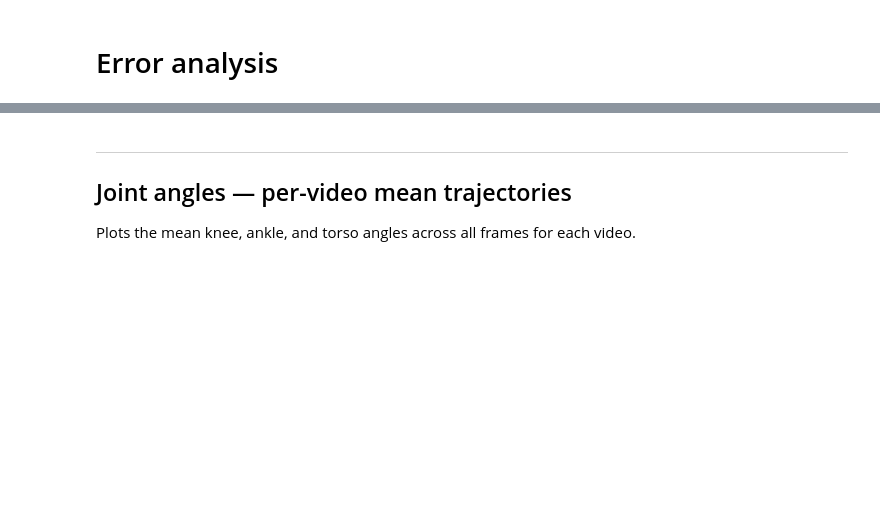
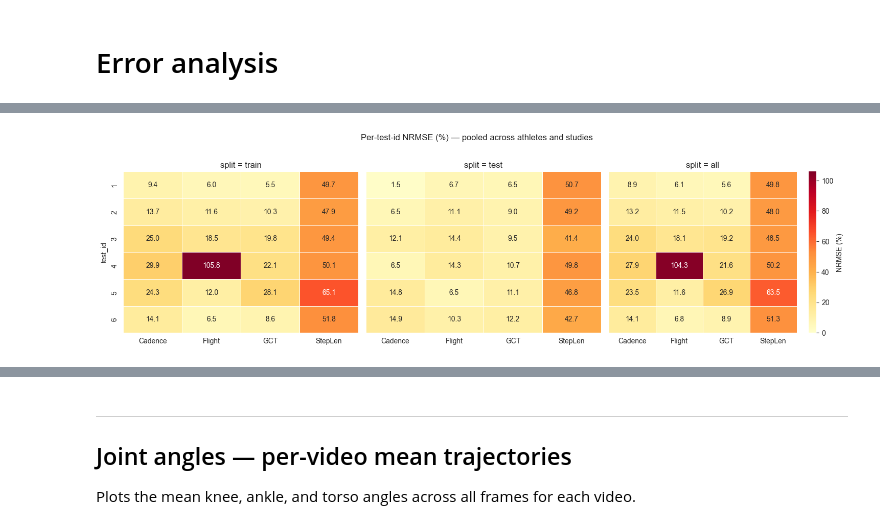
Before and after one commit to mlubneuskaya/running, a Jupyter notebook: notebooks/compare_biomechanics.ipynb, the cells around one changed output, grey strips where cells are left out. Drawn from its saved outputs; the diff is of its cells as text; code cells hidden in the pictures; blank space fills up the shorter version.

```diff
--- a/notebooks/compare_biomechanics.ipynb
+++ b/notebooks/compare_biomechanics.ipynb
@@ -206,9 +217,10 @@ Matched: 117 total  —  train: 106,  test: 11
 # Error analysis
 # %%
 METRICS = [
-    ("mean_gct_s",         "mean_gct_s_oj",      "GCT (s)",          "#4e79a7"),
-    ("mean_flight_s",      "mean_flight_s_oj",   "Flight time (s)",  "#59a14f"),
-    ("mean_step_length_m", "mean_step_len_m_oj", "Step length (m)",  "#f28e2b"),
+    ("mean_gct_s",         "mean_gct_s_oj",      "GCT (s)",         "#4e79a7"),
+    ("mean_flight_s",      "mean_flight_s_oj",   "Flight time (s)", "#59a14f"),
+    ("mean_step_length_m", "mean_step_len_m_oj", "Step length (m)", "#f28e2b"),
+    ("cadence_spm",        "cadence_spm_oj",     "Cadence (spm)",   "#e15759"),
 ]
 SPLITS = ["train", "test"]
 # %% [markdown]
@@ -284,0 +265,13 @@ for metric_label in ["GCT", "Flight", "StepLen"]:
+# %%
+TOP_N = 5
+for metric_label in ["GCT", "Flight", "StepLen"]:
+    print(f"\n── {metric_label}: {TOP_N} highest-error athletes ──")
+    sub = ath_err[ath_err["metric"] == metric_label]
+    for split in ['train']:
+        worst = (sub[sub["split"] == split]
+                 .nlargest(TOP_N, "NRMSE (%)")
+                 [["athlete", "n", "bias", "RMSE", "NRMSE (%)"]])
+        if worst.empty:
+            continue
+        print(f"  {split}:")
+        print(worst.round(4).to_string(index=False, col_space=18))
@@ -398,0 +302,80 @@ Per-test-id errors sorted by MAPE — split = all:
+# %%
+tid_rows = []
+for (test_id, split), g in merged.groupby(["test_id", "split"]):
+    for video_col, optojump_col, label in _metric_defs:
+        diff = g[video_col] - g[optojump_col]
+        rmse = np.sqrt((diff**2).mean())
+        tid_rows.append({
+            "test_id":   test_id,
+            "split":     split,
+            "metric":    label,
+            "n":         len(g),
+            "bias":      diff.mean(),
+            "RMSE":      rmse,
+            "NRMSE (%)": rmse / g[optojump_col].mean() * 100,
+        })
+
+for test_id, g in merged.groupby("test_id"):
+    for video_col, optojump_col, label in _metric_defs:
+        diff = g[video_col] - g[optojump_col]
+        rmse = np.sqrt((diff**2).mean())
+        tid_rows.append({
+            "test_id":   test_id,
+            "split":     "all",
+            "metric":    label,
+            "n":         len(g),
+            "bias":      diff.mean(),
+            "RMSE":      rmse,
+            "NRMSE (%)": rmse / g[optojump_col].mean() * 100,
+        })
+
+tid_err = pd.DataFrame(tid_rows)
+
+show_splits = [s for s in ["train", "test", "all"] if s in tid_err["split"].values]
+fig, axes = plt.subplots(1, len(show_splits),
+                          figsize=(5 * len(show_splits), max(4, merged["test_id"].nunique() * 0.45 + 1.5)),
+                          sharey=True)
+if len(show_splits) == 1:
+    axes = [axes]
+
+vmax = tid_err["NRMSE (%)"].max()
+for ax, split in zip(axes, show_splits):
+    hm = (tid_err[tid_err["split"] == split]
+          .pivot_table(index="test_id", columns="metric", values="NRMSE (%)", aggfunc="mean")
+          .sort_index())
+    sns.heatmap(hm, annot=True, fmt=".1f", cmap="YlOrRd", ax=ax,
+                linewidths=0.4, vmin=0, vmax=vmax,
+                cbar=(split == show_splits[-1]),
+                cbar_kws={"label": "NRMSE (%)"})
+    ax.set_title(f"split = {split}")
+    ax.set_xlabel("")
+    ax.set_ylabel("test_id" if split == show_splits[0] else "")
+
+plt.suptitle("Per-test-id NRMSE (%) — pooled across athletes and studies", y=1.02)
+plt.tight_layout()
+plt.show()
+
+# ── Bar chart: Video vs Optojump mean per test_id ────────────────────────────
+test_ids = sorted(merged["test_id"].unique())
+x = np.arange(len(test_ids))
+w = 0.35
+
+fig, axes = plt.subplots(1, len(METRICS), figsize=(6 * len(METRICS), 4))
+for ax, (video_col, optojump_col, title, color) in zip(axes, METRICS):
+    vid_means = [merged[merged["test_id"] == t][video_col].mean() for t in test_ids]
+    oj_means  = [merged[merged["test_id"] == t][optojump_col].mean() for t in test_ids]
+    ns        = [int((merged["test_id"] == t).sum()) for t in test_ids]
+    ax.bar(x - w / 2, vid_means, w, label="Video",    color='C0',  alpha=0.85)
+    ax.bar(x + w / 2, oj_means,  w, label="Optojump", color="C1", alpha=0.85)
+    ax.set_xticks(x)
+    ax.set_xticklabels([f"#{t}\n(n={n})" for t, n in zip(test_ids, ns)], fontsize=8)
+    ax.set_xlabel("test_id")
+    ax.set_title(title)
+    ax.legend()
+    ax.grid(axis="y", alpha=0.25)
+
+plt.suptitle("Per-test-id means — Video vs. Optojump (pooled athletes & studies)", y=1.02)
+plt.tight_layout()
+plt.show()
+# %% [output]
+[figure, added]
```
Also changed, not shown: parts of 28 cells of this notebook, 1 other file.
